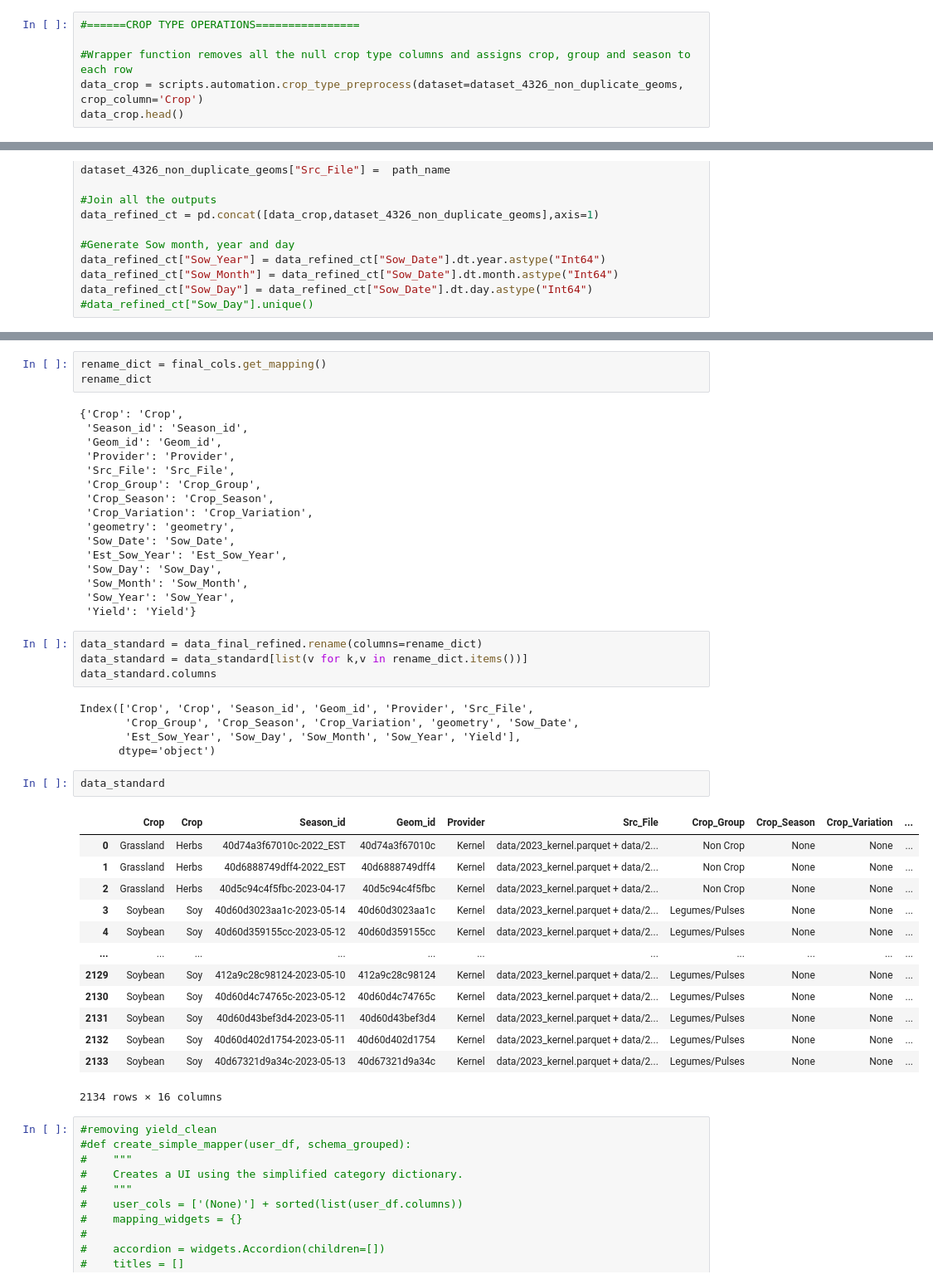
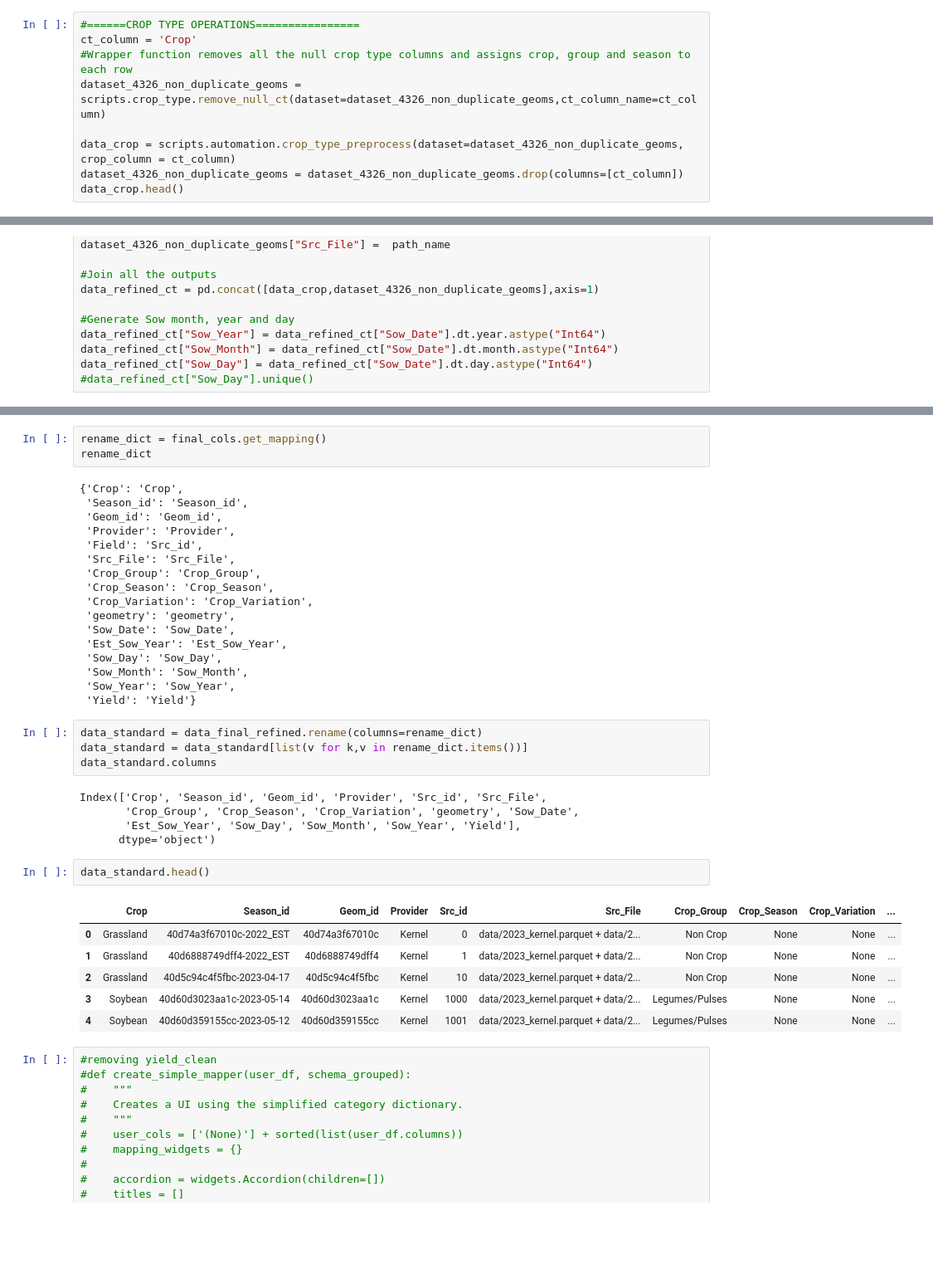
Before and after one commit to Manav-Gupta/ground-data-automation, a Jupyter notebook: preprocessing_notebook.ipynb, the cells around one changed output, grey strips where cells are left out. Shown at 83% size. Cells and saved outputs as stored; diff of their text form; blank space fills up the shorter version.

Commit message:
Making some changes in the crop type pre-process function

```diff
--- a/preprocessing_notebook.ipynb
+++ b/preprocessing_notebook.ipynb
@@ -104,8 +104,11 @@ Index(['geometry', 'Field', 'Unnamed: 0', 'Year', 'Crop', 'Region', 'Yield',
       dtype='object')
 # %%
 #======CROP TYPE OPERATIONS================
+ct_column = 'Crop'
+#Wrapper function removes all the null crop type columns and assigns crop, group and season to each row
+dataset_4326_non_duplicate_geoms = scripts.crop_type.remove_null_ct(dataset=dataset_4326_non_duplicate_geoms,ct_column_name=ct_column)
 
-#Wrapper function removes all the null crop type columns and assigns crop, group and season to each row
-data_crop = scripts.automation.crop_type_preprocess(dataset=dataset_4326_non_duplicate_geoms, crop_column='Crop')
+data_crop = scripts.automation.crop_type_preprocess(dataset=dataset_4326_non_duplicate_geoms, crop_column = ct_column)
+dataset_4326_non_duplicate_geoms = dataset_4326_non_duplicate_geoms.drop(columns=[ct_column])
 data_crop.head()
 # %% [output]
@@ -229,6 +226,7 @@ rename_dict
  'Season_id': 'Season_id',
  'Geom_id': 'Geom_id',
  'Provider': 'Provider',
+ 'Field': 'Src_id',
  'Src_File': 'Src_File',
  'Crop_Group': 'Crop_Group',
  'Crop_Season': 'Crop_Season',
@@ -245,26 +243,19 @@ data_standard = data_final_refined.rename(columns=rename_dict)
 data_standard = data_standard[list(v for k,v in rename_dict.items())]
 data_standard.columns
 # %% [output]
-Index(['Crop', 'Crop', 'Season_id', 'Geom_id', 'Provider', 'Src_File',
+Index(['Crop', 'Season_id', 'Geom_id', 'Provider', 'Src_id', 'Src_File',
        'Crop_Group', 'Crop_Season', 'Crop_Variation', 'geometry', 'Sow_Date',
        'Est_Sow_Year', 'Sow_Day', 'Sow_Month', 'Sow_Year', 'Yield'],
       dtype='object')
 # %%
-data_standard
+data_standard.head()
 # %% [output]
-|  | Crop | Crop | Season_id | Geom_id | Provider | Src_File | Crop_Group | Crop_Season | Crop_Variation | ... |
-| 0 | Grassland | Herbs | 40d74a3f67010c-2022_EST | 40d74a3f67010c | Kernel | data/2023_kernel.parquet + data/2... | Non Crop | None | None | ... |
-| 1 | Grassland | Herbs | 40d6888749dff4-2022_EST | 40d6888749dff4 | Kernel | data/2023_kernel.parquet + data/2... | Non Crop | None | None | ... |
-| 2 | Grassland | Herbs | 40d5c94c4f5fbc-2023-04-17 | 40d5c94c4f5fbc | Kernel | data/2023_kernel.parquet + data/2... | Non Crop | None | None | ... |
-| 3 | Soybean | Soy | 40d60d3023aa1c-2023-05-14 | 40d60d3023aa1c | Kernel | data/2023_kernel.parquet + data/2... | Legumes/Pulses | None | None | ... |
-| 4 | Soybean | Soy | 40d60d359155cc-2023-05-12 | 40d60d359155cc | Kernel | data/2023_kernel.parquet + data/2... | Legumes/Pulses | None | None | ... |
-| ... | ... | ... | ... | ... | ... | ... | ... | ... | ... | ... |
-| 2129 | Soybean | Soy | 412a9c28c98124-2023-05-10 | 412a9c28c98124 | Kernel | data/2023_kernel.parquet + data/2... | Legumes/Pulses | None | None | ... |
-| 2130 | Soybean | Soy | 40d60d4c74765c-2023-05-12 | 40d60d4c74765c | Kernel | data/2023_kernel.parquet + data/2... | Legumes/Pulses | None | None | ... |
-| 2131 | Soybean | Soy | 40d60d43bef3d4-2023-05-11 | 40d60d43bef3d4 | Kernel | data/2023_kernel.parquet + data/2... | Legumes/Pulses | None | None | ... |
-| 2132 | Soybean | Soy | 40d60d402d1754-2023-05-11 | 40d60d402d1754 | Kernel | data/2023_kernel.parquet + data/2... | Legumes/Pulses | None | None | ... |
-| 2133 | Soybean | Soy | 40d67321d9a34c-2023-05-13 | 40d67321d9a34c | Kernel | data/2023_kernel.parquet + data/2... | Legumes/Pulses | None | None | ... |
+|  | Crop | Season_id | Geom_id | Provider | Src_id | Src_File | Crop_Group | Crop_Season | Crop_Variation | ... |
+| 0 | Grassland | 40d74a3f67010c-2022_EST | 40d74a3f67010c | Kernel | 0 | data/2023_kernel.parquet + data/2... | Non Crop | None | None | ... |
+| 1 | Grassland | 40d6888749dff4-2022_EST | 40d6888749dff4 | Kernel | 1 | data/2023_kernel.parquet + data/2... | Non Crop | None | None | ... |
+| 2 | Grassland | 40d5c94c4f5fbc-2023-04-17 | 40d5c94c4f5fbc | Kernel | 10 | data/2023_kernel.parquet + data/2... | Non Crop | None | None | ... |
+| 3 | Soybean | 40d60d3023aa1c-2023-05-14 | 40d60d3023aa1c | Kernel | 1000 | data/2023_kernel.parquet + data/2... | Legumes/Pulses | None | None | ... |
+| 4 | Soybean | 40d60d359155cc-2023-05-12 | 40d60d359155cc | Kernel | 1001 | data/2023_kernel.parquet + data/2... | Legumes/Pulses | None | None | ... |
-2134 rows × 16 columns
 # %%
 #removing yield_clean
 #def create_simple_mapper(user_df, schema_grouped):
```
Also changed, not shown: parts of 4 cells of this notebook, 4 other files.
